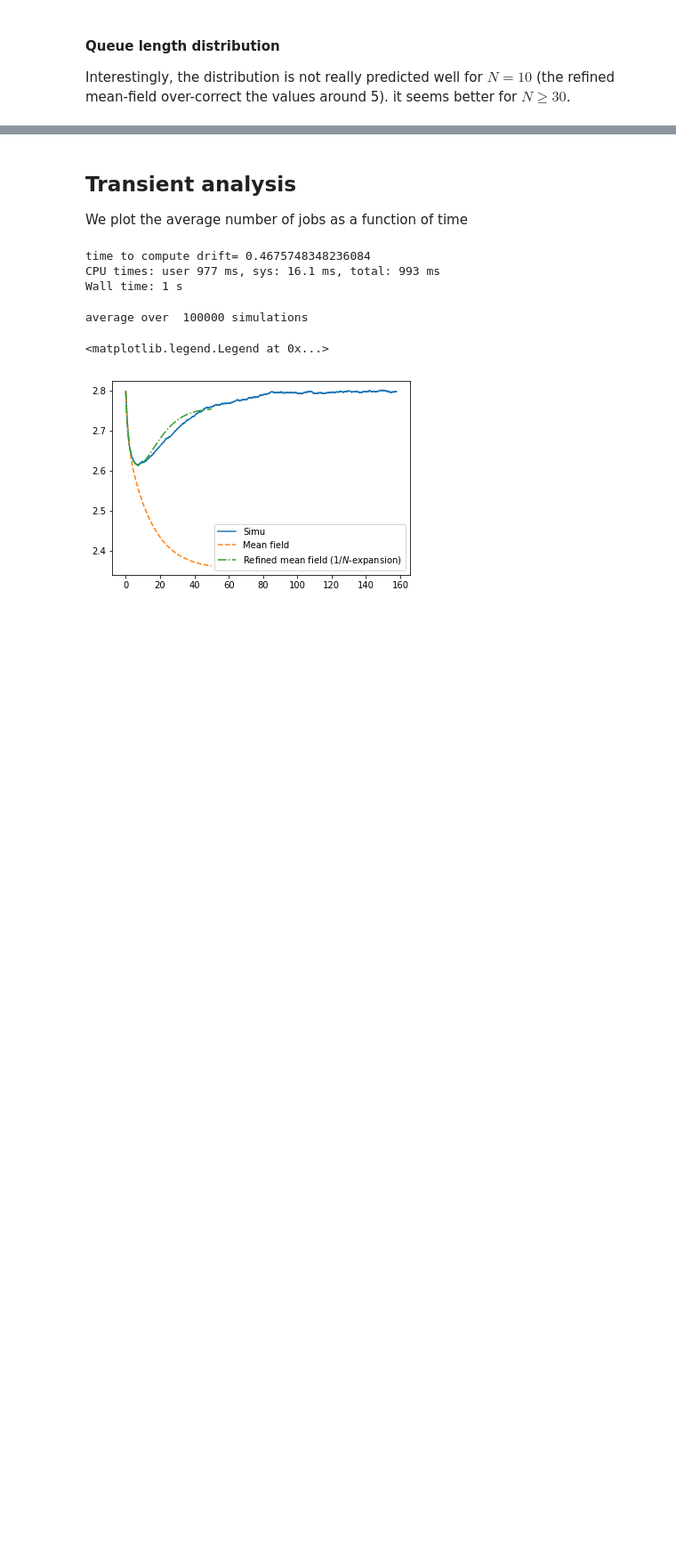
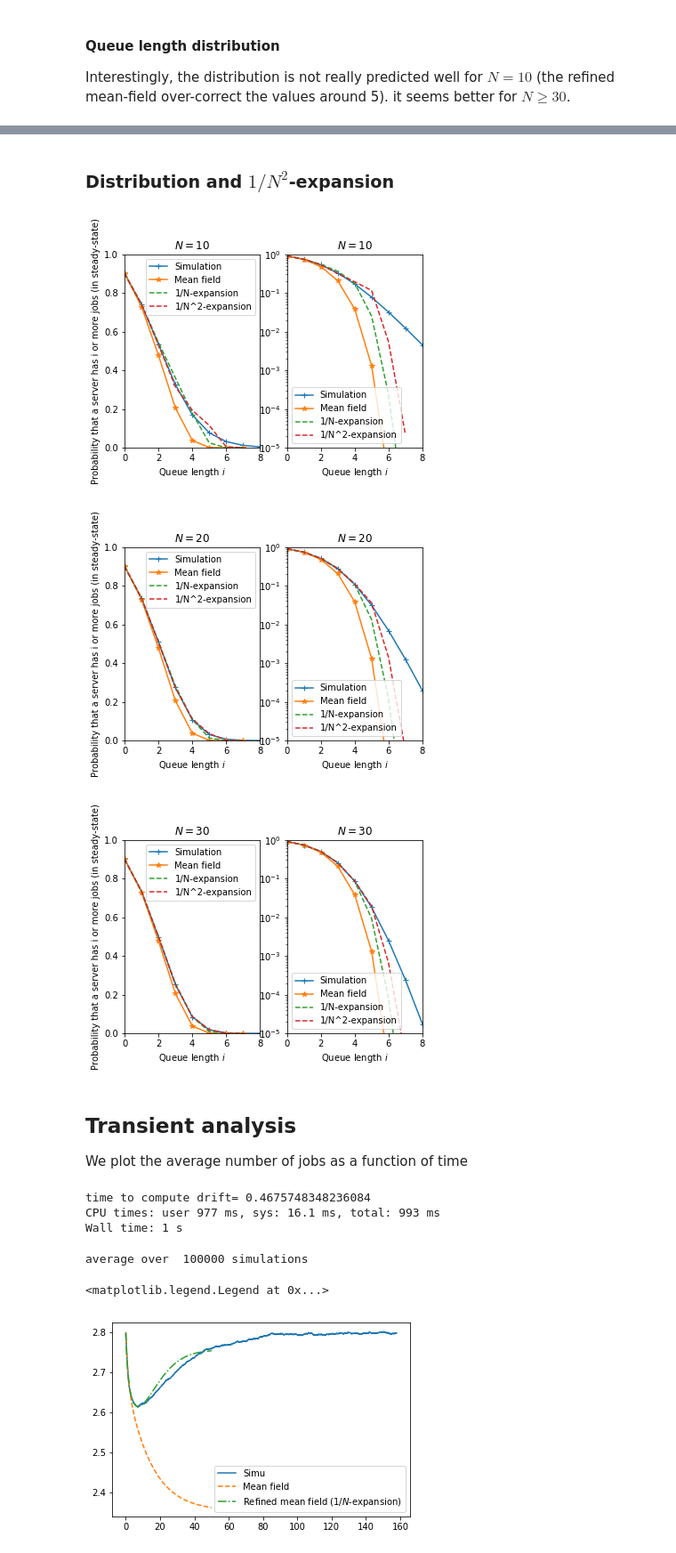
Before and after one commit to josudoncel/rmf_tool, a Jupyter notebook: Example_2choice.ipynb, the cells around one changed output, grey strips where cells are left out. Shown: that part at 89% size. Cells and saved outputs as stored; diff of their text form; code cells hidden in the pictures; blank space fills up the shorter version.

```diff
--- a/Example_2choice.ipynb
+++ b/Example_2choice.ipynb
@@ -175,0 +182,12 @@ for N in myN:
+# %%
+myN = [10,20,30,50,100]
+print('        ',end='\t')
+for N in myN : print(' N={}  (simu)'.format(N),end='\t')
+print()
+for rho in [0.7,0.9,0.95]:
+    print('rho={}  '.format(rho),end='\t')
+    pi,V,A, VWABCD = ddpp.meanFieldExapansionSteadyState(order=2)
+    for N in myN:
+        print('{0:.4f} ({1:.4f})'.format(sum(pi+V/N+A/N**2),
+                                         jsq.loadSteadyStateAverageQueueLength(rho=rho,N=N,d=2)),end='\t')
+    print('')
@@ -176,3 +199,28 @@ for N in myN:
+# %% [markdown]
+### Distribution and $1/N^2$-expansion
+# %%
+rho=0.9
+pi,V,A, VWABCD = ddpp.meanFieldExapansionSteadyState(order=2)
+for N in [10,20,30]:
+    Xsimu = jsq.loadSteadyStateDistributionQueueLength(N=N,d=2,rho=rho)
+    plt.figure()
+    for i in [1,2]:
+        plt.subplot(1,2,i)
+        if i==1: plt.plot((Xsimu),'+-'); plt.ylabel('Probability that a server has i or more jobs (in steady-state)')
+
+        else:    plt.semilogy(Xsimu,'+-')
+        plt.plot((pi),'*-')
+        plt.plot((pi+V/N),'--')
+        plt.plot((pi+V/N+A/N**2),'--')
+        plt.legend(('Simulation','Mean field','1/N-expansion','1/N^2-expansion'))
+        plt.xlim([0,8])
+        plt.ylim([1e-5,1])
+        plt.xlabel('Queue length $i$') ;
+        plt.title('$N={}$'.format(N))
+# %% [output]
+[figure, added]
+[figure, added]
+[figure, added]
 # %% [markdown]
 ## Transient analysis
 
```
Also changed, not shown: parts of 7 cells of this notebook.
